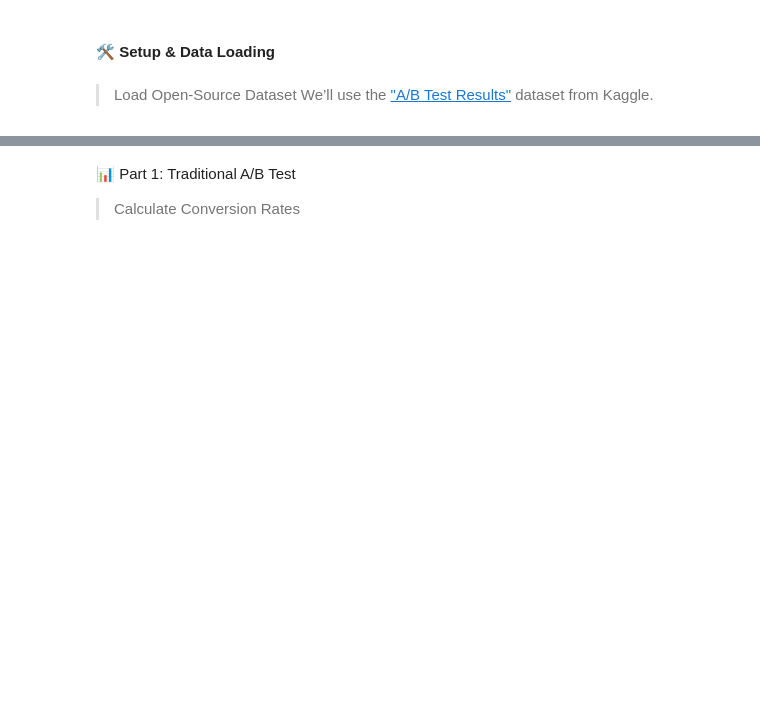
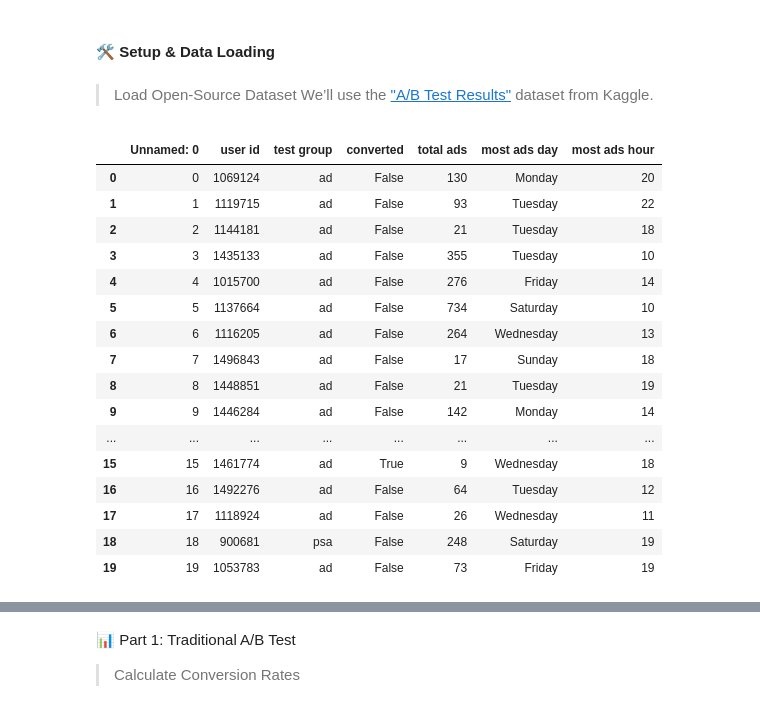
Before and after one commit to chandlershortlidge/lab-intro-to-ab-testing, a Jupyter notebook: your-code/main.ipynb, the cells around one changed output, grey strips where cells are left out. Cells and saved outputs as stored; diff of their text form; code cells hidden in the pictures; blank space fills up the shorter version.

```diff
--- a/your-code/main.ipynb
+++ b/your-code/main.ipynb
@@ -171,3 +177,23 @@ We’ll use the ["A/B Test Results"](https://www.kaggle.com/datasets/faviovaz/ma
 # %%
 # Load data (ensure CSV is in your working directory)
 data = pd.read_csv("./data/marketing_AB.csv")  # Download from Kaggle first!
+
+data.head(20)
+# %% [output]
+|  | Unnamed: 0 | user id | test group | converted | total ads | most ads day | most ads hour |
+| 0 | 0 | 1069124 | ad | False | 130 | Monday | 20 |
+| 1 | 1 | 1119715 | ad | False | 93 | Tuesday | 22 |
+| 2 | 2 | 1144181 | ad | False | 21 | Tuesday | 18 |
+| 3 | 3 | 1435133 | ad | False | 355 | Tuesday | 10 |
+| 4 | 4 | 1015700 | ad | False | 276 | Friday | 14 |
+| 5 | 5 | 1137664 | ad | False | 734 | Saturday | 10 |
+| 6 | 6 | 1116205 | ad | False | 264 | Wednesday | 13 |
+| 7 | 7 | 1496843 | ad | False | 17 | Sunday | 18 |
+| 8 | 8 | 1448851 | ad | False | 21 | Tuesday | 19 |
+| 9 | 9 | 1446284 | ad | False | 142 | Monday | 14 |
+| ... | ... | ... | ... | ... | ... | ... | ... |
+| 15 | 15 | 1461774 | ad | True | 9 | Wednesday | 18 |
+| 16 | 16 | 1492276 | ad | False | 64 | Tuesday | 12 |
+| 17 | 17 | 1118924 | ad | False | 26 | Wednesday | 11 |
+| 18 | 18 | 900681 | psa | False | 248 | Saturday | 19 |
+| 19 | 19 | 1053783 | ad | False | 73 | Friday | 19 |
```
Also changed, not shown: parts of 6 cells of this notebook.
